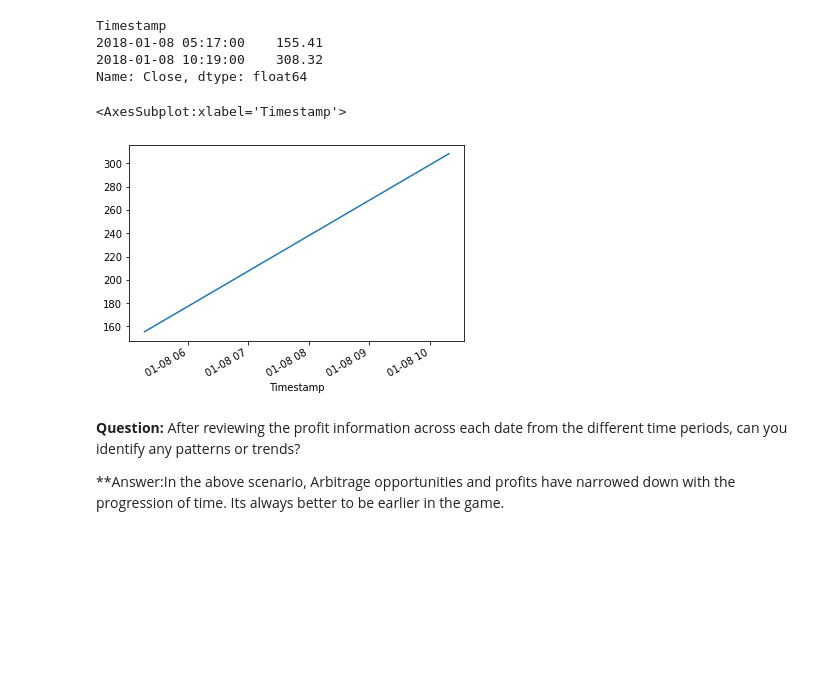
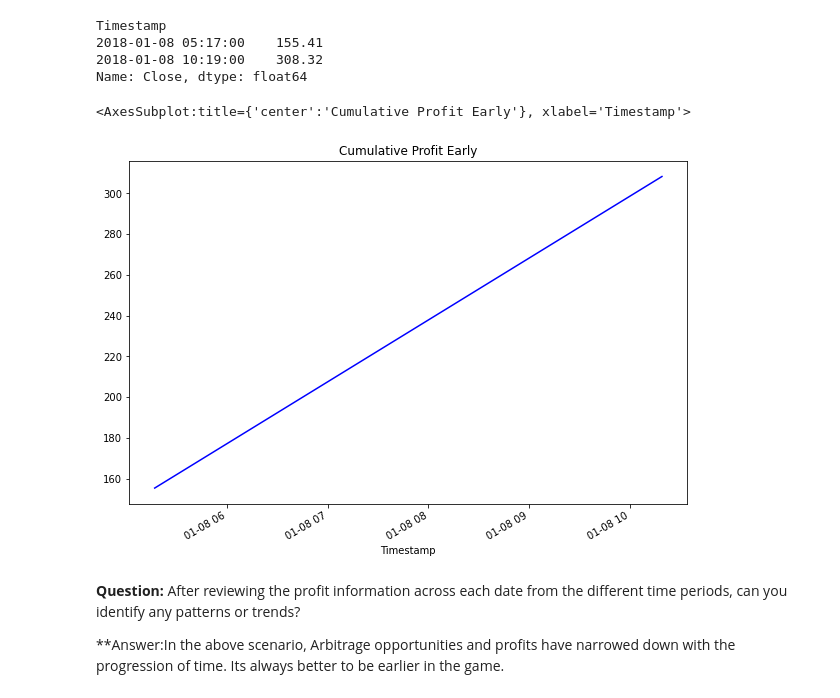
Before and after one commit to kranthicmitta/Module3_Challenge, a Jupyter notebook: crypto_arbitrage.ipynb, the cells around one changed output. Drawn from its saved outputs; the diff is of its cells as text; code cells hidden in the pictures; blank space fills up the shorter version.

```diff
--- a/crypto_arbitrage.ipynb
+++ b/crypto_arbitrage.ipynb
@@ -636,8 +636,8 @@ Calculate the potential profits for each date that you selected in the previous
 # by subtracting the lower-priced exchange from the higher-priced one
 
 arbitrage_spread_early = coinbase['Close'].loc['2018-01-08'] - bitstamp['Close'].loc['2018-01-08']
-
 # Use a conditional statement to generate the summary statistics for each arbitrage_spread DataFrame
 # YOUR CODE HERE
-arbitrage_spread_early.describe()
+arbitrage_spread_early_gt0 = arbitrage_spread_early[arbitrage_spread_early>0]
+arbitrage_spread_early_gt0.describe()
 # %% [output]
@@ -681,7 +683,7 @@ Name: Close, dtype: float64
 # %%
 # For the date early in the dataset, calculate the spread returns by dividing the instances when the arbitrage spread is positive (> 0)
 # by the price of Bitcoin from the exchange you are buying on (the lower-priced exchange).
-spread_return_early= arbitrage_spread_early[arbitrage_spread_early>0]/bitstamp['Close'].loc['2018-01-08']
+spread_return_early= arbitrage_spread_early_gt0/bitstamp['Close'].loc['2018-01-08']
 
 # Review the spread return DataFrame
 # YOUR CODE HERE
@@ -839,10 +843,10 @@ Name: Close, dtype: float64
 # %%
 # Plot the cumulative sum of profits for the early profit per trade DataFrame
 # YOUR CODE HERE
-cumulative_profit_early.plot()
+cumulative_profit_early.plot(title ='Cumulative Profit Early',  figsize=(10, 7), color="blue")
 # %% [output]
-<AxesSubplot:xlabel='Timestamp'>
+<AxesSubplot:title={'center':'Cumulative Profit Early'}, xlabel='Timestamp'>
-[figure, old version]
+[figure, new version]
 # %% [markdown]
 **Question:** After reviewing the profit information across each date from the different time periods, can you identify any patterns or trends?
 
```
Also changed, not shown: parts of 11 cells of this notebook.
